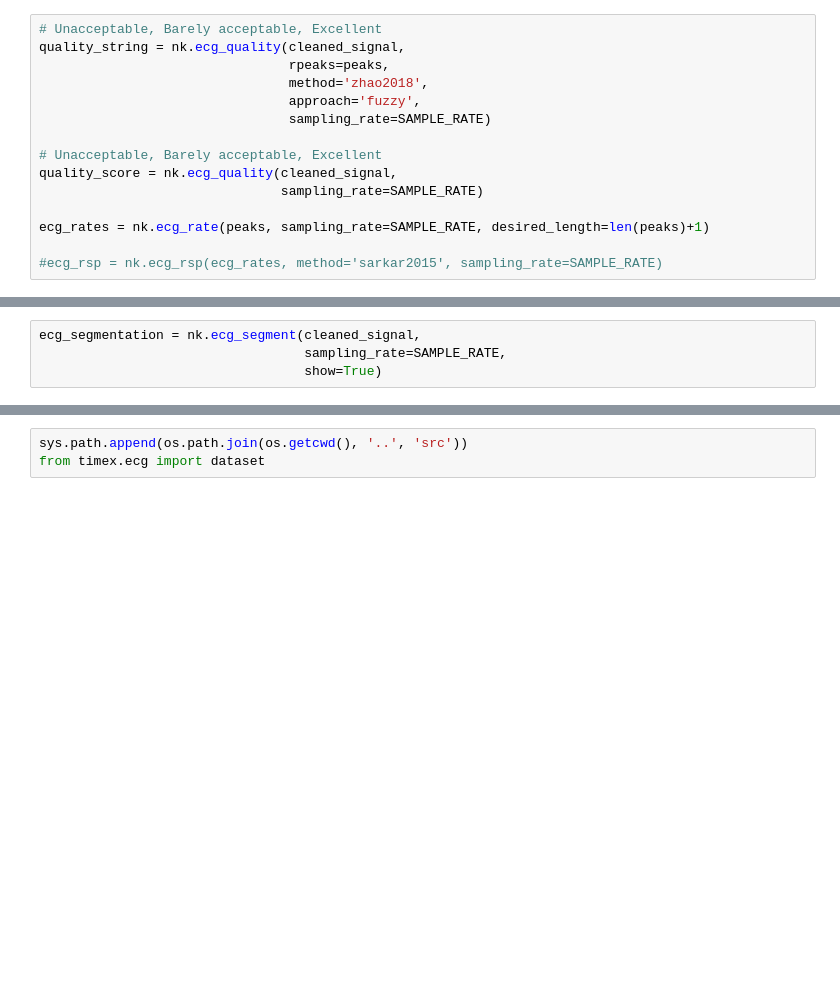
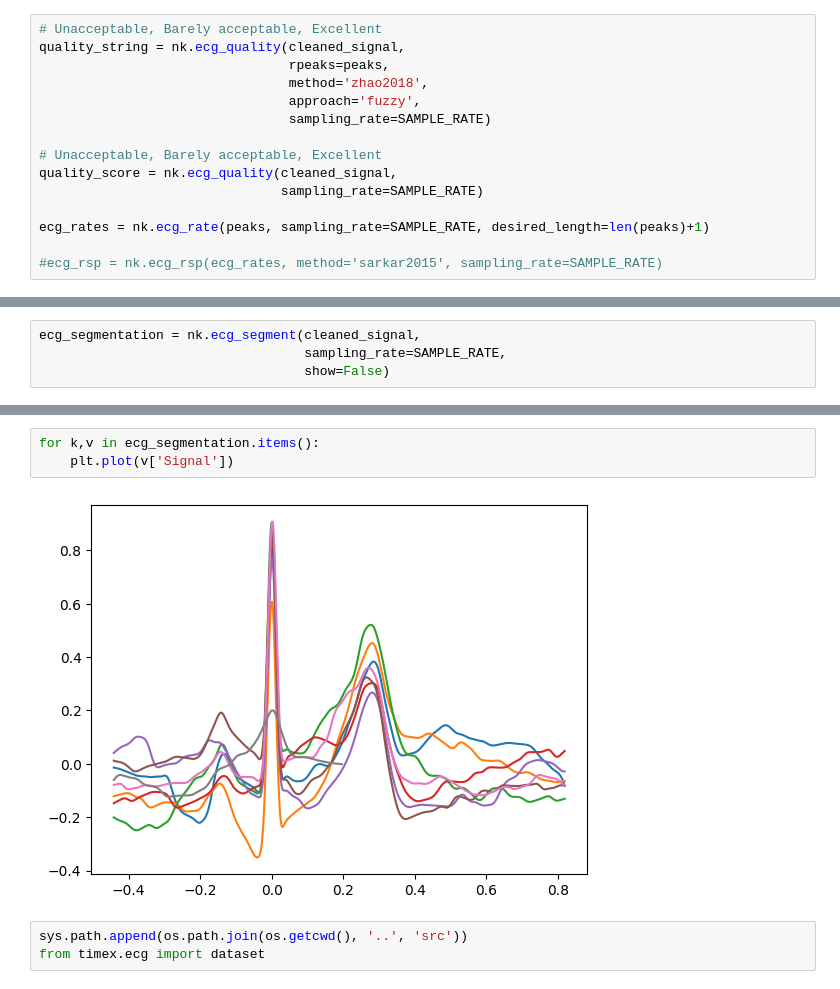
Before and after one commit to bramiozo/TimEx, a Jupyter notebook: sandbox/ECG_medxai.ipynb, the cells around one changed output, grey strips where cells are left out. Saved outputs shown, nothing was run; the diff lists cells and outputs as text; blank space fills up the shorter version.

```diff
--- a/sandbox/ECG_medxai.ipynb
+++ b/sandbox/ECG_medxai.ipynb
@@ -267,4 +263,4 @@ ecg_rates.shape, ecg_rsp.shape, cleaned_signal.shape
 # %%
 ecg_segmentation = nk.ecg_segment(cleaned_signal,
                                   sampling_rate=SAMPLE_RATE,
-                                  show=True)
+                                  show=False)
@@ -273,3 +287,8 @@ ecg_segmentation.keys()
+# %%
+for k,v in ecg_segmentation.items():
+    plt.plot(v['Signal'])
+# %% [output]
+[figure, added]
 # %%
 sys.path.append(os.path.join(os.getcwd(), '..', 'src'))
 from timex.ecg import dataset
```
Also changed, not shown: parts of 39 cells of this notebook, 2 other files.
